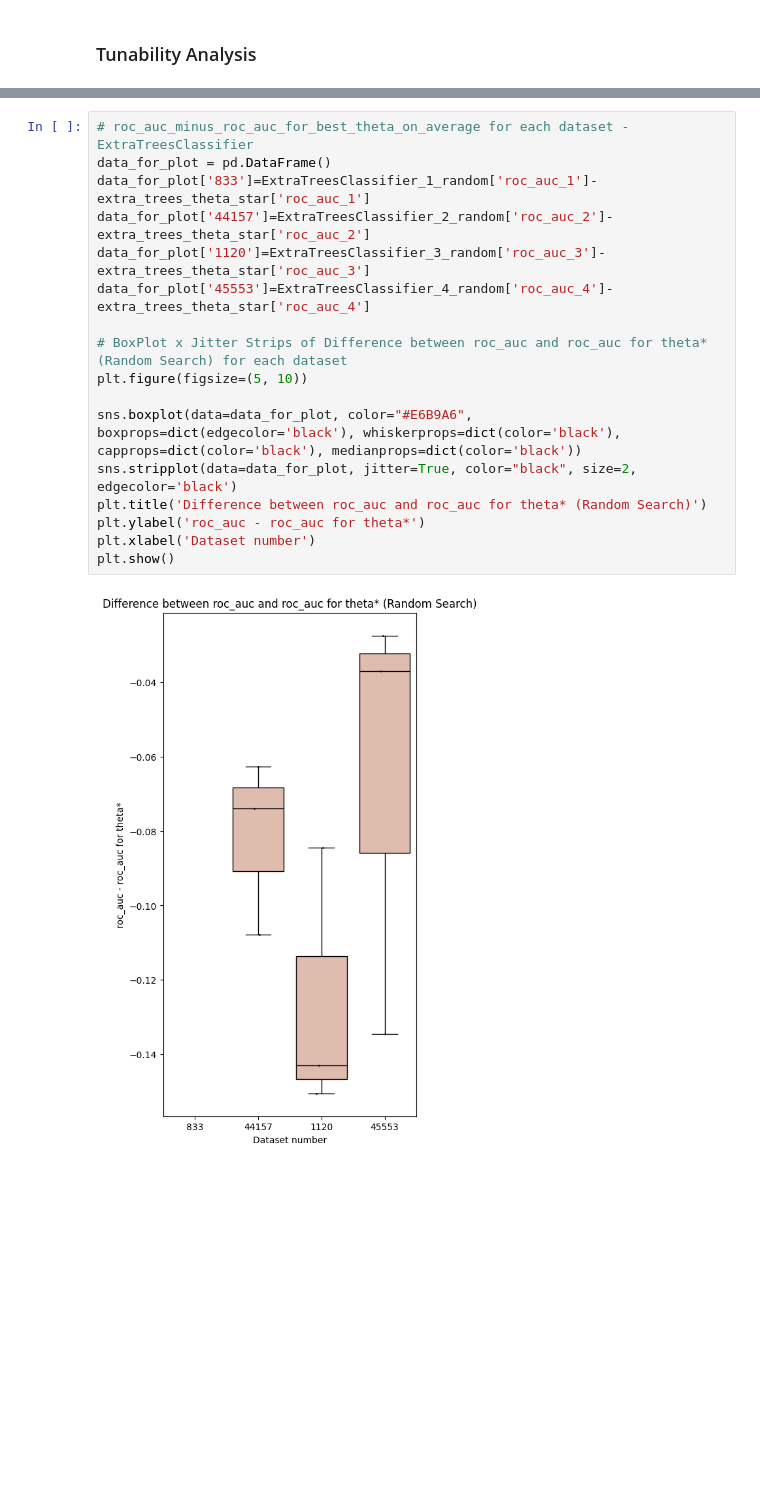
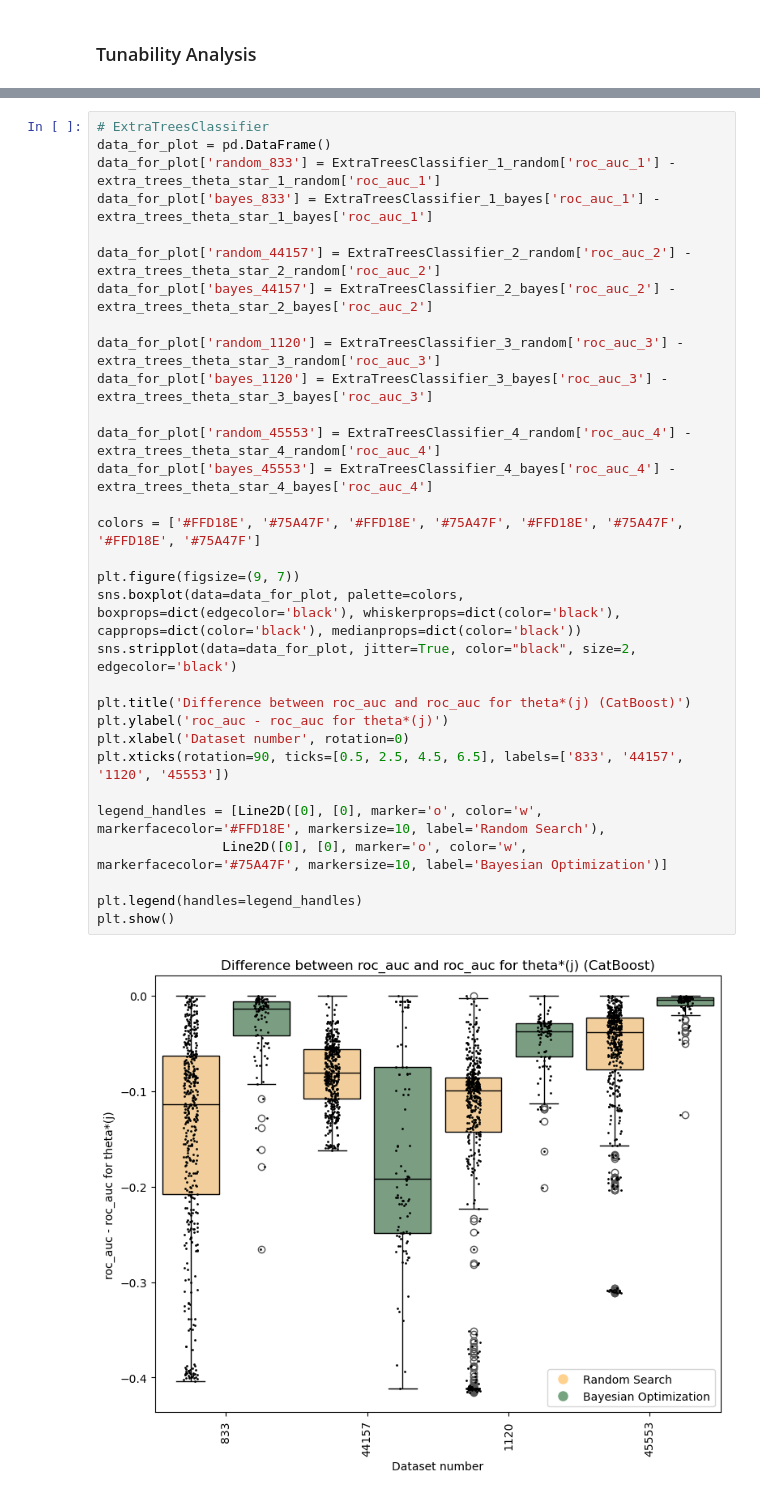
Before and after one commit to kateqwerty001/AutoML-tunability, a Jupyter notebook: LargeParamGrids/AnalysisLargeParamGrid_all.ipynb, the cells around one changed output, grey strips where cells are left out. Drawn from its saved outputs; the diff is of its cells as text; blank space fills up the shorter version.

```diff
--- a/LargeParamGrids/AnalysisLargeParamGrid_all.ipynb
+++ b/LargeParamGrids/AnalysisLargeParamGrid_all.ipynb
@@ -430,19 +529,33 @@ plt.show()
 # %%
-# roc_auc_minus_roc_auc_for_best_theta_on_average for each dataset - ExtraTreesClassifier
+# ExtraTreesClassifier
 data_for_plot = pd.DataFrame()
-data_for_plot['833']=ExtraTreesClassifier_1_random['roc_auc_1']-extra_trees_theta_star['roc_auc_1']
-data_for_plot['44157']=ExtraTreesClassifier_2_random['roc_auc_2']-extra_trees_theta_star['roc_auc_2']
-data_for_plot['1120']=ExtraTreesClassifier_3_random['roc_auc_3']-extra_trees_theta_star['roc_auc_3']
-data_for_plot['45553']=ExtraTreesClassifier_4_random['roc_auc_4']-extra_trees_theta_star['roc_auc_4']
+data_for_plot['random_833'] = ExtraTreesClassifier_1_random['roc_auc_1'] - extra_trees_theta_star_1_random['roc_auc_1']
+data_for_plot['bayes_833'] = ExtraTreesClassifier_1_bayes['roc_auc_1'] - extra_trees_theta_star_1_bayes['roc_auc_1']
 
-# BoxPlot x Jitter Strips of Difference between roc_auc and roc_auc for theta* (Random Search) for each dataset
-plt.figure(figsize=(5, 10))
+data_for_plot['random_44157'] = ExtraTreesClassifier_2_random['roc_auc_2'] - extra_trees_theta_star_2_random['roc_auc_2']
+data_for_plot['bayes_44157'] = ExtraTreesClassifier_2_bayes['roc_auc_2'] - extra_trees_theta_star_2_bayes['roc_auc_2']
 
-sns.boxplot(data=data_for_plot, color="#E6B9A6", boxprops=dict(edgecolor='black'), whiskerprops=dict(color='black'), capprops=dict(color='black'), medianprops=dict(color='black'))
+data_for_plot['random_1120'] = ExtraTreesClassifier_3_random['roc_auc_3'] - extra_trees_theta_star_3_random['roc_auc_3']
+data_for_plot['bayes_1120'] = ExtraTreesClassifier_3_bayes['roc_auc_3'] - extra_trees_theta_star_3_bayes['roc_auc_3']
+
+data_for_plot['random_45553'] = ExtraTreesClassifier_4_random['roc_auc_4'] - extra_trees_theta_star_4_random['roc_auc_4']
+data_for_plot['bayes_45553'] = ExtraTreesClassifier_4_bayes['roc_auc_4'] - extra_trees_theta_star_4_bayes['roc_auc_4']
+
+colors = ['#FFD18E', '#75A47F', '#FFD18E', '#75A47F', '#FFD18E', '#75A47F', '#FFD18E', '#75A47F']
+
+plt.figure(figsize=(9, 7))
+sns.boxplot(data=data_for_plot, palette=colors, boxprops=dict(edgecolor='black'), whiskerprops=dict(color='black'), capprops=dict(color='black'), medianprops=dict(color='black'))
 sns.stripplot(data=data_for_plot, jitter=True, color="black", size=2, edgecolor='black')
-plt.title('Difference between roc_auc and roc_auc for theta* (Random Search)')
-plt.ylabel('roc_auc - roc_auc for theta*')
-plt.xlabel('Dataset number')
+
+plt.title('Difference between roc_auc and roc_auc for theta*(j) (CatBoost)')
+plt.ylabel('roc_auc - roc_auc for theta*(j)')
+plt.xlabel('Dataset number', rotation=0)
+plt.xticks(rotation=90, ticks=[0.5, 2.5, 4.5, 6.5], labels=['833', '44157', '1120', '45553'])
+
+legend_handles = [Line2D([0], [0], marker='o', color='w', markerfacecolor='#FFD18E', markersize=10, label='Random Search'),
+                Line2D([0], [0], marker='o', color='w', markerfacecolor='#75A47F', markersize=10, label='Bayesian Optimization')]
+
+plt.legend(handles=legend_handles)
 plt.show()
 # %% [output]
-[figure, old version]
+[figure, new version]
```
Also changed, not shown: parts of 48 cells of this notebook.
